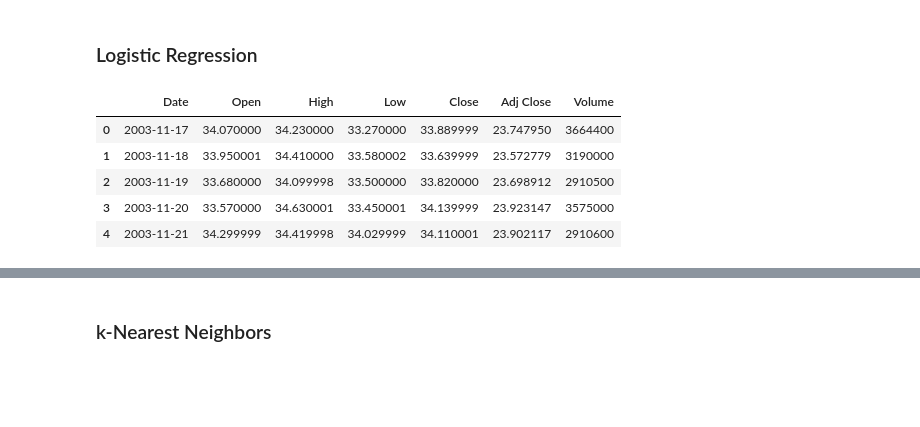
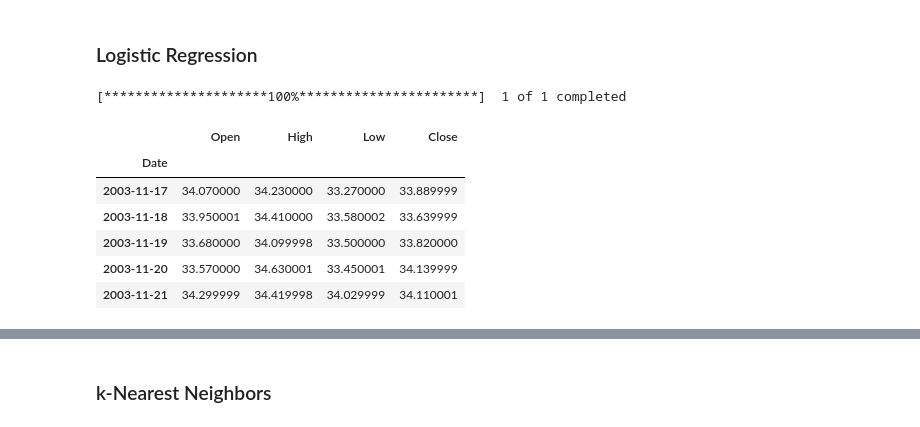
Before and after one commit to jimitbhalavat/CS440TermProject, a Jupyter notebook: Costco.ipynb, the cells around one changed output, grey strips where cells are left out. Drawn from its saved outputs; the diff is of its cells as text; code cells hidden in the pictures; blank space fills up the shorter version.

```diff
--- a/Costco.ipynb
+++ b/Costco.ipynb
@@ -144,16 +147,19 @@ acc_tsla_nn
 ### Logistic Regression
 # %%
 # Read In Data
-tsla = pd.read_csv('Data/COST.csv', sep = ",")
+tsla = pdr.get_data_yahoo('COST', '2003-11-17', '2021-11-17')
 tsla2 = tsla.dropna()
+tsla2 = tsla2.iloc[:,:4]
 tsla2.head()
 # %% [output]
+[*********************100%***********************]  1 of 1 completed
-|  | Date | Open | High | Low | Close | Adj Close | Volume |
-| 0 | 2003-11-17 | 34.070000 | 34.230000 | 33.270000 | 33.889999 | 23.747950 | 3664400 |
-| 1 | 2003-11-18 | 33.950001 | 34.410000 | 33.580002 | 33.639999 | 23.572779 | 3190000 |
-| 2 | 2003-11-19 | 33.680000 | 34.099998 | 33.500000 | 33.820000 | 23.698912 | 2910500 |
-| 3 | 2003-11-20 | 33.570000 | 34.630001 | 33.450001 | 34.139999 | 23.923147 | 3575000 |
-| 4 | 2003-11-21 | 34.299999 | 34.419998 | 34.029999 | 34.110001 | 23.902117 | 2910600 |
+|  | Open | High | Low | Close |
+| Date |  |  |  |  |
+| 2003-11-17 | 34.070000 | 34.230000 | 33.270000 | 33.889999 |
+| 2003-11-18 | 33.950001 | 34.410000 | 33.580002 | 33.639999 |
+| 2003-11-19 | 33.680000 | 34.099998 | 33.500000 | 33.820000 |
+| 2003-11-20 | 33.570000 | 34.630001 | 33.450001 | 34.139999 |
+| 2003-11-21 | 34.299999 | 34.419998 | 34.029999 | 34.110001 |
 # %%
 tsla2['S_10'] = tsla2['Close'].rolling(window = 14).mean()
 tsla2['Corr'] = tsla2['Close'].rolling(window = 14).corr(tsla2['S_10'])
```
Also changed, not shown: parts of 12 cells of this notebook, 2 other files.
